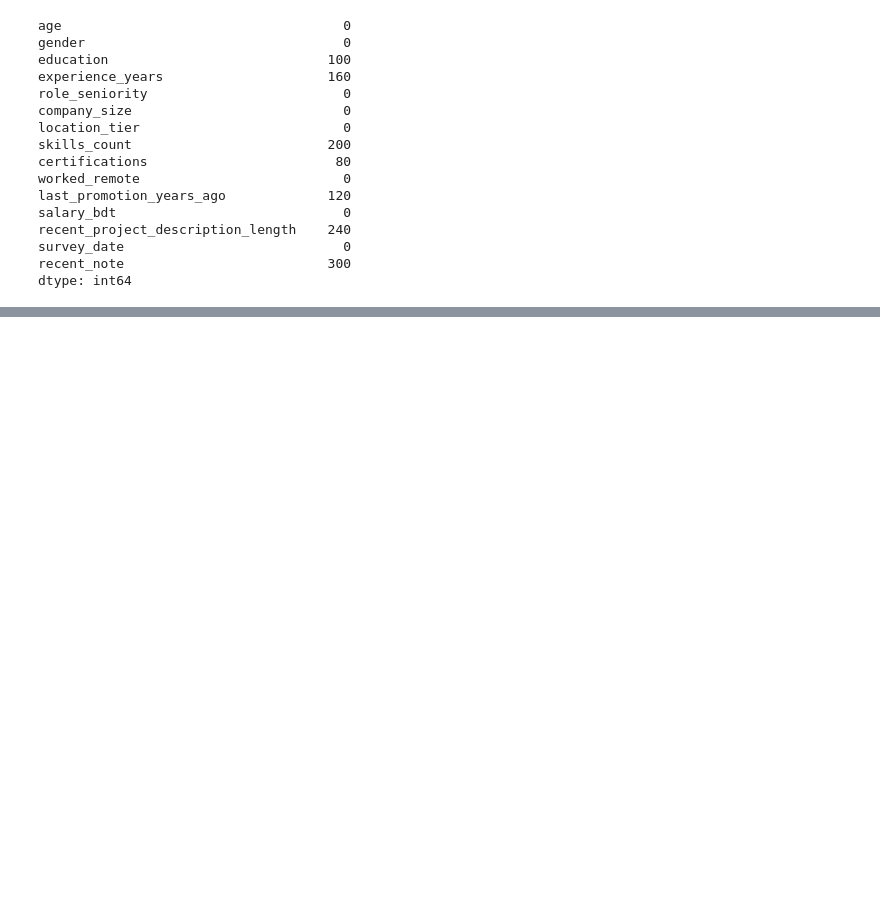
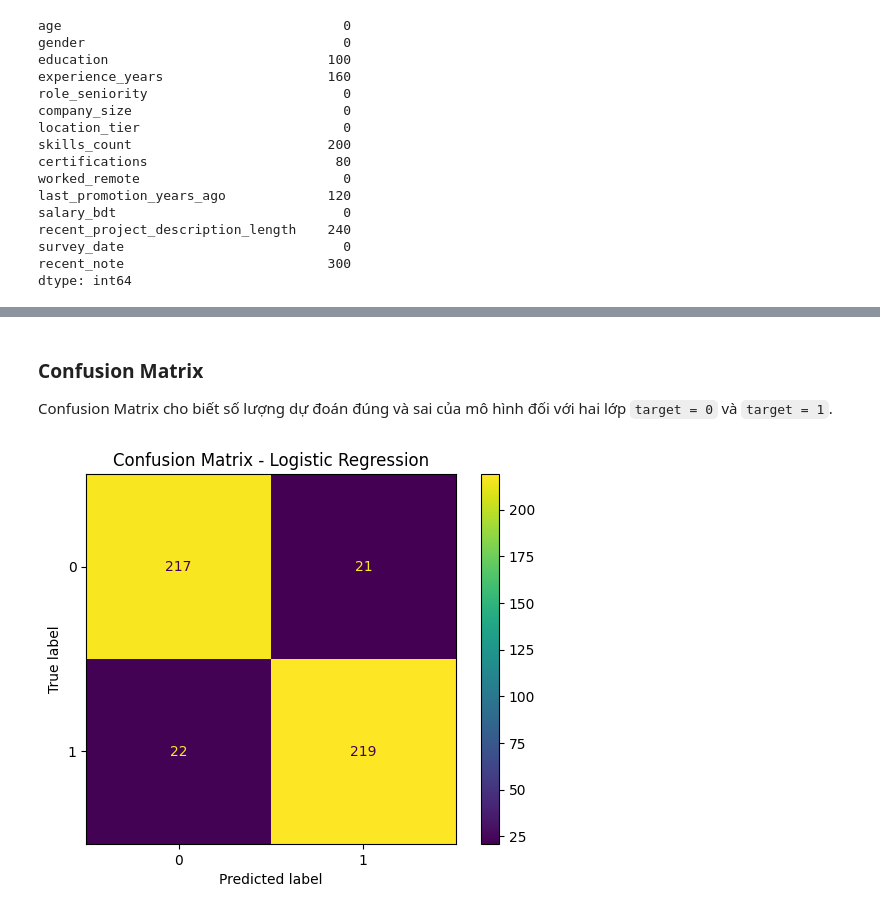
Before and after one commit to nguyenminhhieu108/Assign_4, a Jupyter notebook: main.ipynb, the cells around one changed output, grey strips where cells are left out. Saved outputs shown, nothing was run; the diff lists cells and outputs as text; code cells hidden in the pictures; blank space fills up the shorter version.

```diff
--- a/main.ipynb
+++ b/main.ipynb
@@ -634,0 +752,6 @@ Name: proportion, dtype: float64
+# %%
+X_log = logistic_data[logistic_features]
+y_log = logistic_data['target']
+
+print("X shape:", X_log.shape)
+print("y shape:", y_log.shape)
@@ -634,0 +793,8 @@ Name: proportion, dtype: float64
+# %%
+scaler_log = StandardScaler()
+
+X_log_train_scaled = scaler_log.fit_transform(X_log_train)
+X_log_test_scaled = scaler_log.transform(X_log_test)
+
+print("Scaled training data shape:", X_log_train_scaled.shape)
+print("Scaled test data shape:", X_log_test_scaled.shape)
@@ -634,0 +811,7 @@ Name: proportion, dtype: float64
+# %%
+logistic_model = LogisticRegression()
+
+logistic_model.fit(
+    X_log_train_scaled,
+    y_log_train
+)
@@ -634,0 +820,10 @@ Name: proportion, dtype: float64
+# %%
+# Dự đoán nhãn và xác suất trên tập Test
+y_log_pred = logistic_model.predict(X_log_test_scaled)
+y_log_prob = logistic_model.predict_proba(X_log_test_scaled)[:, 1]
+
+print("Predicted labels:")
+print(y_log_pred[:10])
+
+print("\nPredicted probabilities:")
+print(y_log_prob[:10])
@@ -634,0 +882,15 @@ Name: proportion, dtype: float64
+# %% [markdown]
+### Confusion Matrix
+
+Confusion Matrix cho biết số lượng dự đoán đúng và sai của mô hình đối với
+hai lớp `target = 0` và `target = 1`.
+# %%
+ConfusionMatrixDisplay.from_predictions(
+    y_log_test,
+    y_log_pred
+)
+
+plt.title("Confusion Matrix - Logistic Regression")
+plt.show()
+# %% [output]
+[figure, added]
```
Also changed, not shown: parts of 79 cells of this notebook.
